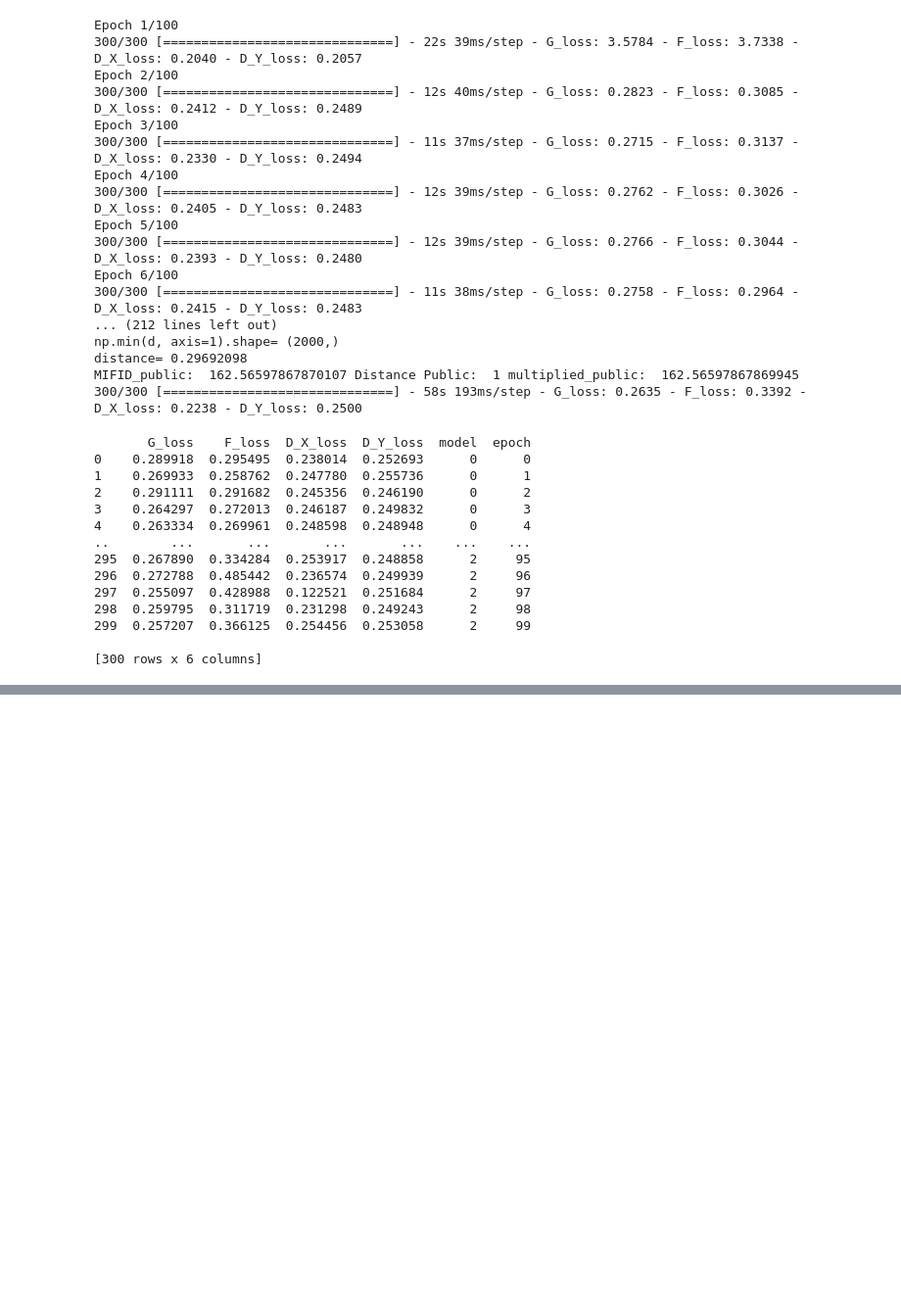
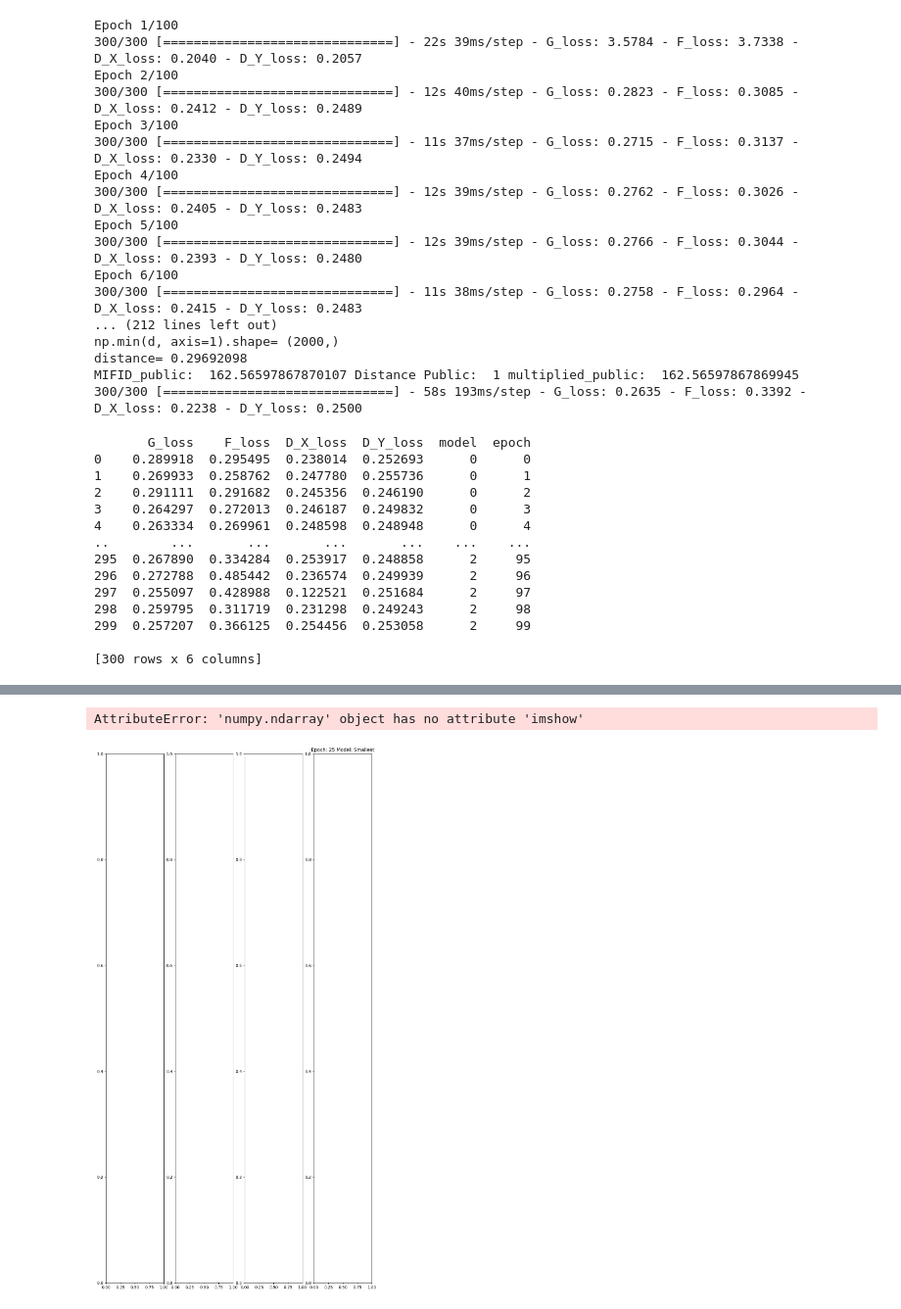
Before and after one commit to isaac1987a/Something_of_a_Painter_Myself, a Jupyter notebook: Copy_of_Monet.ipynb, the cells around one changed output, grey strips where cells are left out. Shown at 98% size. Cells and saved outputs as stored; diff of their text form; code cells hidden in the pictures; blank space fills up the shorter version.

```diff
--- a/Copy_of_Monet.ipynb
+++ b/Copy_of_Monet.ipynb
@@ -1218,3 +1233,23 @@ plt.close()
+# %%
+# model 2 is smallest, then model 0 then model 1
+model_lst = [2,0,1]
+model_titles = ['Smallest', 'Medium', 'Largest']
+# Load images and Display Side By Side
+for ep in range(0,4):
+    #Set Epoch for image loading
+    epoch = (ep+1)*25
+    for model_num, (mdl, title) in enumerate(zip(model_lst, model_titles)):
+        title = f'Epoch: {epoch} Model: {title}'
+        _, ax = plt.subplots(1, 4, figsize=(12, 24))
+        plt.title(title)
+        for img_num in range(0,4):
+            filename = f'generated_img_{img_num}_{epoch}_{mdl}.png'
+            im = mpimg.imread(os.path.join(f"{tmp_dir}", filename))
+            ax.imshow(im)
+            ax.axis('off')
+# %% [output]
+AttributeError: 'numpy.ndarray' object has no attribute 'imshow'
+[figure, added]
 # %%
 !git add .
 !git config --global user.email "you@example.com"
```
Also changed, not shown: parts of 5 cells of this notebook.
